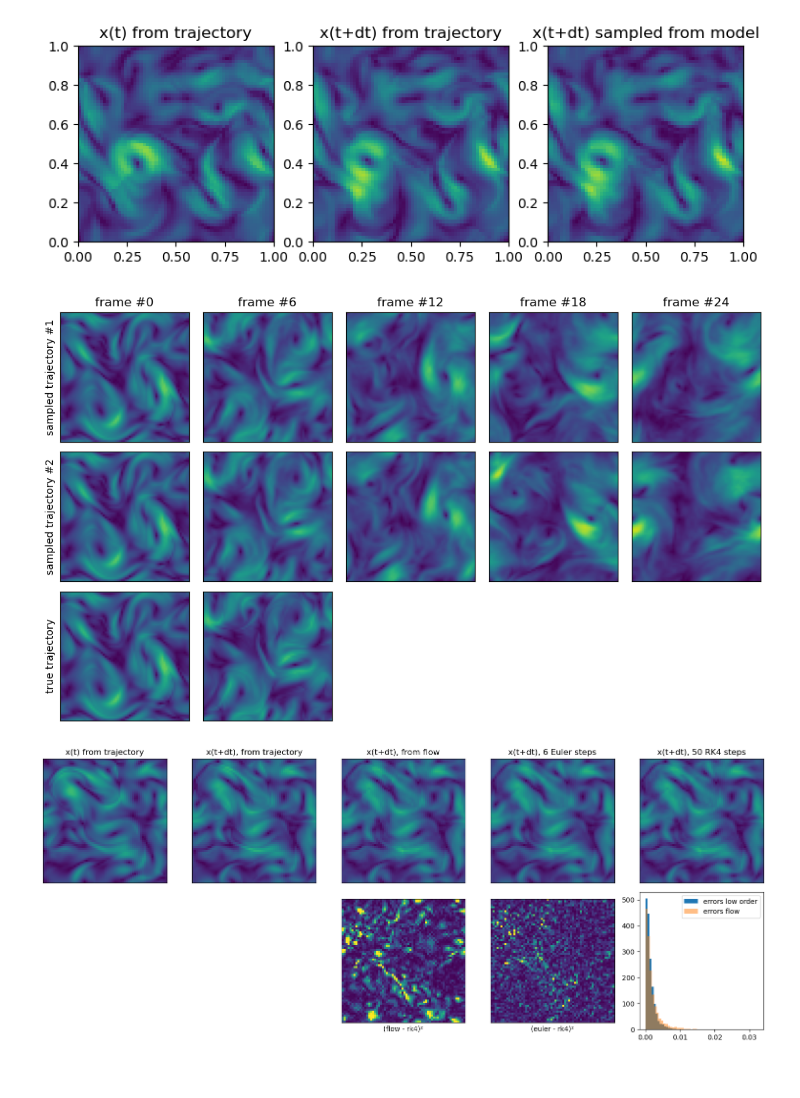
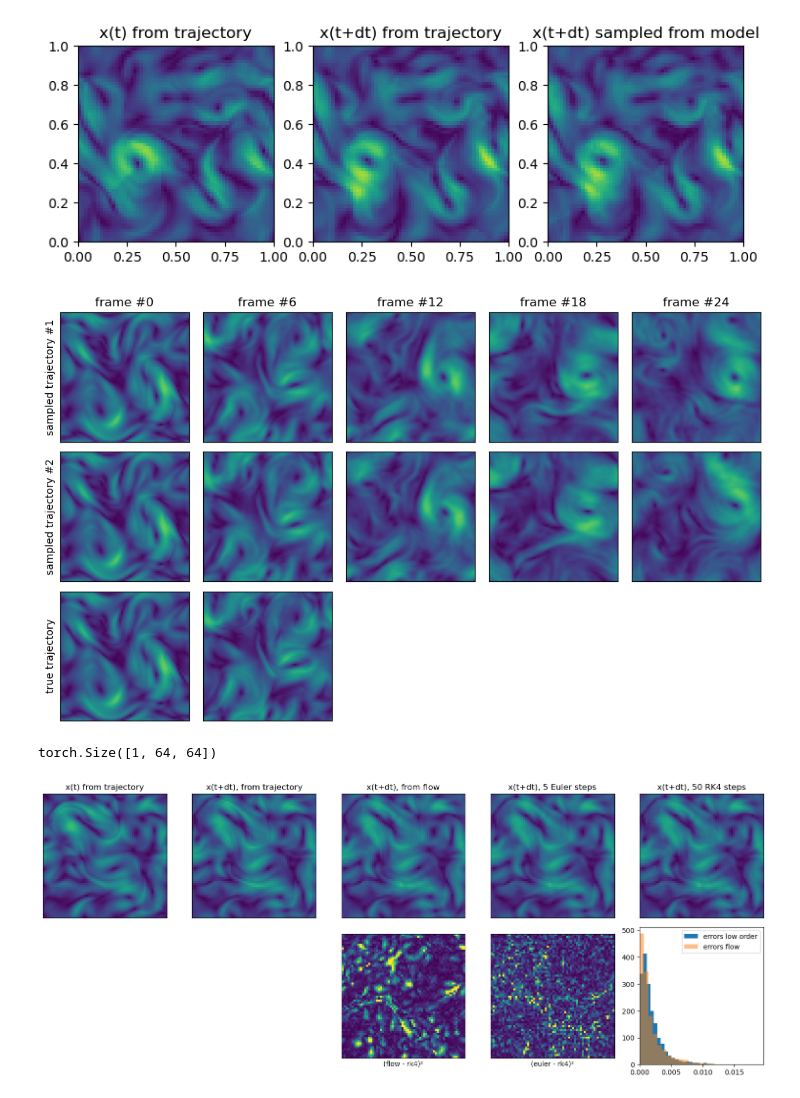
Before and after one commit to graps1/flow-matching-for-time-series, a Jupyter notebook: src/fmfts/experiments/ns2d/visualization.ipynb, the cells around one changed output. Saved outputs shown, nothing was run; the diff lists cells and outputs as text; code cells hidden in the pictures.

```diff
--- a/src/fmfts/experiments/ns2d/visualization.ipynb
+++ b/src/fmfts/experiments/ns2d/visualization.ipynb
@@ -10,11 +10,11 @@ torch.set_grad_enabled(False)
 torch.set_default_device("cuda")
 
 velocity = VelocityModelNS2D(features = params.features_velocity)
-velocity.load_state_dict(torch.load("trained_models/model_velocity.pt", weights_only=True))
+velocity.load_state_dict(torch.load("trained_models/state_velocity.pt", weights_only=True)["model"])
 flow = FlowModelNS2D(velocity_model = velocity, features = params.features_flow)
-flow.load_state_dict(torch.load("trained_models/model_flow.pt", weights_only=True))
+flow.load_state_dict(torch.load("trained_models/state_flow.pt", weights_only=True)["model"])
 single_step = SingleStepModelNS2D(velocity_model = velocity, features = params.features_single_step)
-single_step.load_state_dict(torch.load("trained_models/model_single_step.pt", weights_only=True))
+single_step.load_state_dict(torch.load("trained_models/state_single_step.pt", weights_only=True)["model"])
 dataset_test = DatasetNS2D(mode = "test")
 # %%
 # demonstrates how one can predict a single sample
@@ -43,37 +43,37 @@ xs = torch.empty(n_predictions, n_trajectories, *y.shape[1:])
 xs[0,:] = y[0].clone()
 for k in range(n_predictions-1):
     # xs[k+1] = velocity.sample(xs[k], steps=10, method="midpoint")
-    xs[k+1] = flow.sample(xs[k], steps=1)
+    xs[k+1] = flow.sample(xs[k], steps=5)
     # xs[k+1] = single_step.sample(xs[k])
 
 # plotting
 n_plots   = 5
 
 fig, ax = plt.subplots(n_trajectories + 1, n_plots, figsize=(n_plots*2, (n_trajectories+1)*2))
 for k in range(n_trajectories):
     for i in range(n_plots):
         l = i * n_predictions // n_plots
         dataset_test.plot(xs[l, k], ax[k, i])
         ax[k, i].set_xticks([])
         ax[k, i].set_yticks([])
     ax[k,0].set_ylabel(f"sampled trajectory #{k+1}")
 
 for i in range(n_plots):
     l = i * n_predictions // n_plots
     if l < len(y):
         dataset_test.plot(y[l], ax[-1, i])
         ax[-1, i].set_xticks([])
         ax[-1, i].set_yticks([])
     else:
         ax[-1, i].remove()
 
     ax[0, i].set_title(f"frame #{l}")
 ax[-1, 0].set_ylabel("true trajectory")
 
 plt.tight_layout()
 plt.show()
 # %% [output]
-[figure, old version]
+[figure, new version]
 # %%
 # demonstrates how one can predict a single sample
 y, x = dataset_test.get(10, 0, sequence_len=2)
@@ -81,7 +81,7 @@ y, x = y.unsqueeze(0), x.unsqueeze(0)
 x0 = flow.p0.sample(y.shape).to("cuda")
 # x_pred_f = flow.sample(y, steps=2, x0=x0)
 x_pred_f = single_step.sample(y, x0=x0)
-x_pred_v_lo = flow.v.sample(y, steps= 6, x0=x0, method="euler")
+x_pred_v_lo = flow.v.sample(y, steps= 5, x0=x0, method="euler")
 x_pred_v_ho = flow.v.sample(y, steps=50, x0=x0, method="rk4")
 
 fig, ax = plt.subplots(2, 5, figsize=(3*5, 3*2.1))
@@ -98,14 +98,14 @@ ax[1,3].imshow( error_lo[0].cpu().numpy(), vmin=0, vmax=0.01 )
 ax[1,4].hist( error_lo.flatten().cpu().numpy(),   bins=50, alpha=1.0, label="errors low order", density=True )
 ax[1,4].hist( error_flow.flatten().cpu().numpy(), bins=50, alpha=0.5, label="errors flow",      density=True )
 ax[1,4].legend()
-# ax[1,4].set_xlim([0, error_lo.max().cpu().numpy()])
+ax[1,4].set_xlim([0, error_lo.max().cpu().numpy()*0.7])
 
 ax[1,0].remove()
 ax[1,1].remove()
 ax[0,0].set_title("x(t) from trajectory")
 ax[0,1].set_title("x(t+dt), from trajectory")
 ax[0,2].set_title("x(t+dt), from flow")
-ax[0,3].set_title("x(t+dt), 6 Euler steps")
+ax[0,3].set_title("x(t+dt), 5 Euler steps")
 ax[0,4].set_title("x(t+dt), 50 RK4 steps")
 for i in range(4):
     for j in range(2):
@@ -120,4 +120,5 @@ ax[1,3].set_xlabel("(euler - rk4)²")
 plt.tight_layout()
 plt.show()
 # %% [output]
+torch.Size([1, 64, 64])
-[figure, old version]
+[figure, new version]
```
Also changed, not shown: 5 other files.
